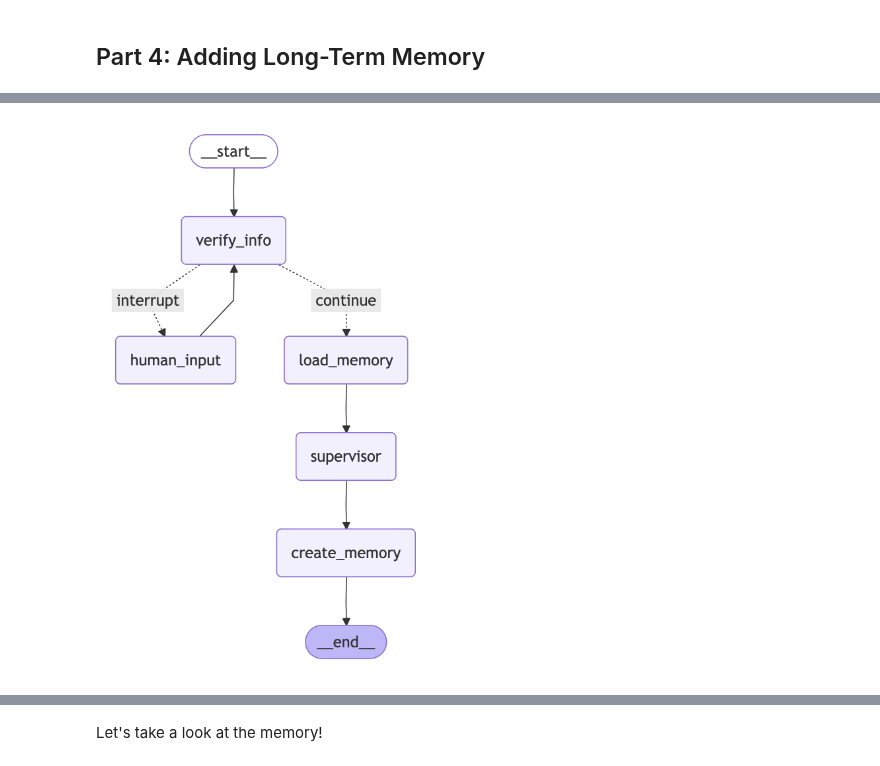
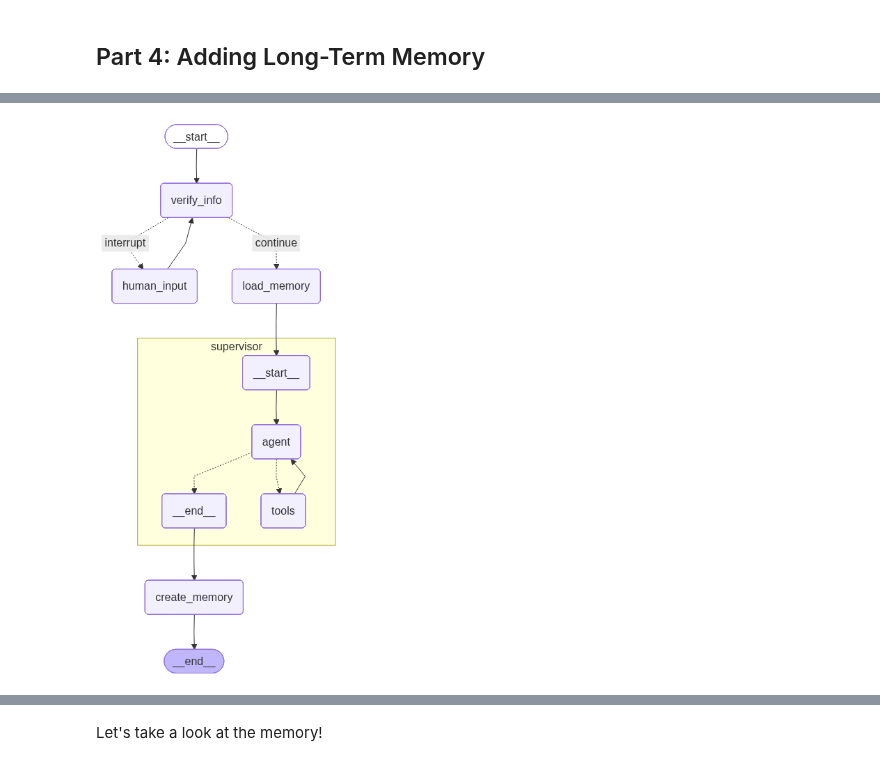
Before and after one commit to langchain-ai/langgraph-101, a Jupyter notebook: notebooks/multi_agent.ipynb, the cells around one changed output, grey strips where cells are left out. Saved outputs shown, nothing was run; the diff lists cells and outputs as text; code cells hidden in the pictures.

```diff
--- a/notebooks/multi_agent.ipynb
+++ b/notebooks/multi_agent.ipynb
@@ -22,7 +22,7 @@ from dotenv import load_dotenv
 from langchain_openai import ChatOpenAI
 
 load_dotenv(dotenv_path="../.env", override=True)
-model = ChatOpenAI(model="o3-mini")
+model = ChatOpenAI(model="gpt-4o", temperature=0)
 
 # Note: If you are using another `ChatModel`, you can define it in `models.py` and import it here
 # from models import AZURE_OPENAI_GPT_4O
@@ -531,18 +542,27 @@ For this workshop, we will choose to call our invoice and music catalog subagent
 # %% [markdown]
 #### Part 2.1.1 Writing the supervisor's prompt
 # %%
-supervisor_prompt = """You are an expert customer support assistant for a digital music store. You can handle music catalog or invoice related question regarding past purchases, song or album availabilities.
+supervisor_prompt = """
+<background>
+You are an expert customer support assistant for a digital music store. You can handle music catalog or invoice related question regarding past purchases, song or album availabilities.
 You are dedicated to providing exceptional service and ensuring customer queries are answered thoroughly, and have a team of subagents that you can use to help answer queries from customers.
-Your primary role is to serve as a supervisor/planner for this multi-agent team that helps answer queries from customers. Always respond to the customer through summarizing the conversation, including individual responses from subagents.
+Your primary role is to delegate tasks to this multi-agent team in order to answer queries from customers.
+</background>
+
+<important_instructions>
+Always respond to the customer through summarizing the findings of the individual responses from subagents.
 If a question is unrelated to music or invoice, politely remind the customer regarding your scope of work. Do not answer unrelated answers.
+Based on the existing steps that have been taken in the messages, your role is to call the appropriate subagent based on the users query.
+</important_instructions>
 
-Your team is composed of two subagents that you can use to help answer the customer's request:
-1. music_catalog_information_subagent: this subagent has access to user's saved music preferences. It can also retrieve information about the digital music store's music
+<tools>
+You have 2 tools available to delegate to the subagents on your team:
+1. music_catalog_information_subagent: Call this tool to delegate to the music subagent. The music agent has access to user's saved music preferences. It can also retrieve information about the digital music store's music
 catalog (albums, tracks, songs, etc.) from the database.
-2. invoice_information_subagent: this subagent is able to retrieve information about a customer's past purchases or invoices
+2. invoice_information_subagent: Call this tool to delegate to the invoice subagent. This subagent is able to retrieve information about a customer's past purchases or invoices
 from the database.
-
-Based on the existing steps that have been taken in the messages, your role is to call the appropriate subagent based on the users query."""
+</tools>
+"""
 # %% [markdown]
 #### Part 2.1.2 Building the supervisor's tools
 # %%
@@ -681,12 +701,15 @@ def verify_info(state: State, config: RunnableConfig):
     """Verify the customer's account by parsing their input and matching it with the database."""
 
     if state.get("customer_id") is None:
-        system_instructions = """You are a music store agent, where you are trying to verify the customer identity
-        as the first step of the customer support process.
-        Only after their account is verified, you would be able to support them on resolving the issue.
+        system_instructions = """
+        You are a music store agent, where you are trying to verify the customer identity as the first step of the customer support process.
+        You cannot support them until their account is verified.
         In order to verify their identity, one of their customer ID, email, or phone number needs to be provided.
         If the customer has not provided their identifier, please ask them for it.
-        If they have provided the identifier but cannot be found, please ask them to revise it."""
+        If they have provided the identifier but cannot be found, please ask them to revise it.
+
+        IMPORTANT: Do NOT ask any questions about their request, or make any attempt at addressing their request until their identity is verified. It is CRITICAL that you only ask about their identity for security purposes.
+        """
 
         user_input = state["messages"][-1]
 
@@ -913,28 +941,28 @@ def create_memory(state: State, config: RunnableConfig, store: BaseStore):
 # %%
 multi_agent_final = StateGraph(State, input_schema = InputState)
 multi_agent_final.add_node("verify_info", verify_info)
 multi_agent_final.add_node("human_input", human_input)
 multi_agent_final.add_node("load_memory", load_memory)
 multi_agent_final.add_node("supervisor", supervisor)
 multi_agent_final.add_node("create_memory", create_memory)
 
 multi_agent_final.add_edge(START, "verify_info")
 multi_agent_final.add_conditional_edges(
     "verify_info",
     should_interrupt,
     {
         "continue": "load_memory",
         "interrupt": "human_input",
     },
 )
 multi_agent_final.add_edge("human_input", "verify_info")
 multi_agent_final.add_edge("load_memory", "supervisor")
 multi_agent_final.add_edge("supervisor", "create_memory")
 multi_agent_final.add_edge("create_memory", END)
 multi_agent_final_graph = multi_agent_final.compile(name="multi_agent_verify", checkpointer=checkpointer, store=in_memory_store)
-show_graph(multi_agent_final_graph)
+show_graph(multi_agent_final_graph, xray=True)
 # %% [output]
-[figure, old version]
+[figure, new version]
 # %%
 thread_id = uuid.uuid4()
 
```
Also changed, not shown: parts of 21 cells of this notebook, 1 other file.
